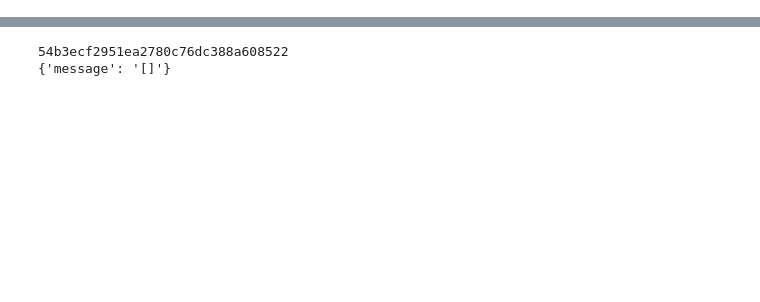
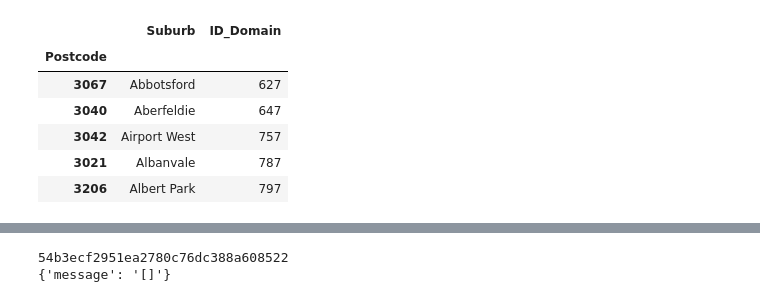
Before and after one commit to therese-reed/Project1_Realestate_Analysis, a Jupyter notebook: Acquire_data.ipynb, the cells around one changed output, grey strips where cells are left out. Saved outputs shown, nothing was run; the diff lists cells and outputs as text; code cells hidden in the pictures; blank space fills up the shorter version.

```diff
--- a/Acquire_data.ipynb
+++ b/Acquire_data.ipynb
@@ -80,3 +85,16 @@ city_id_clean.head()
+# %%
+yearly_data_2019 = suburb_dataset
+yearly_data_2020 = suburb_dataset
+yearly_data_2021 = suburb_dataset
+yearly_data_2021.head()
+# %% [output]
+|  | Suburb | ID_Domain |
+| Postcode |  |  |
+| 3067 | Abbotsford | 627 |
+| 3040 | Aberfeldie | 647 |
+| 3042 | Airport West | 757 |
+| 3021 | Albanvale | 787 |
+| 3206 | Albert Park | 797 |
 # %%
 #set a dataframe with the title at the first colume
 title_of_pd = ["Median Sold Price",
```
Also changed, not shown: parts of 6 cells of this notebook.
